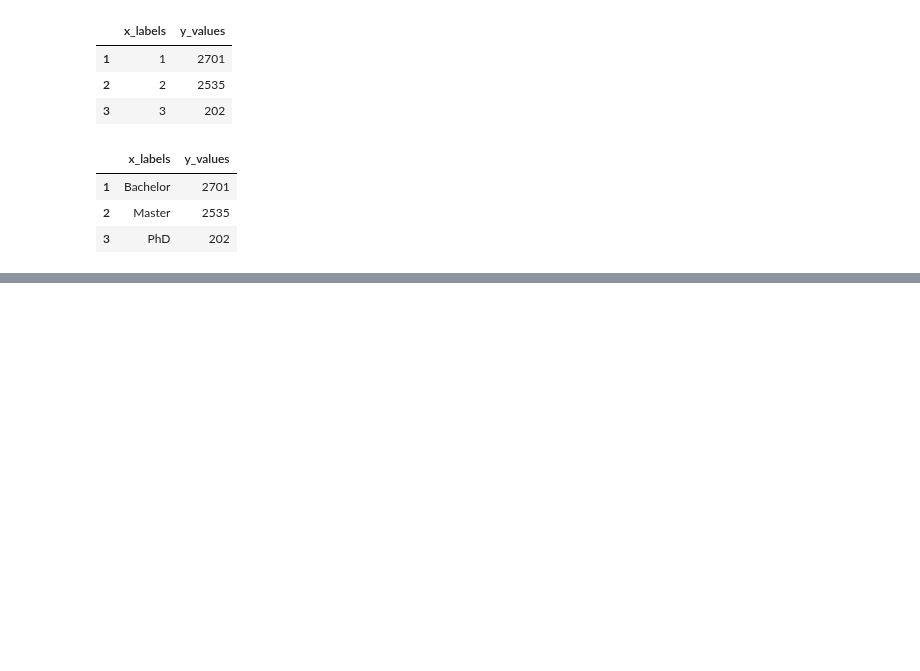
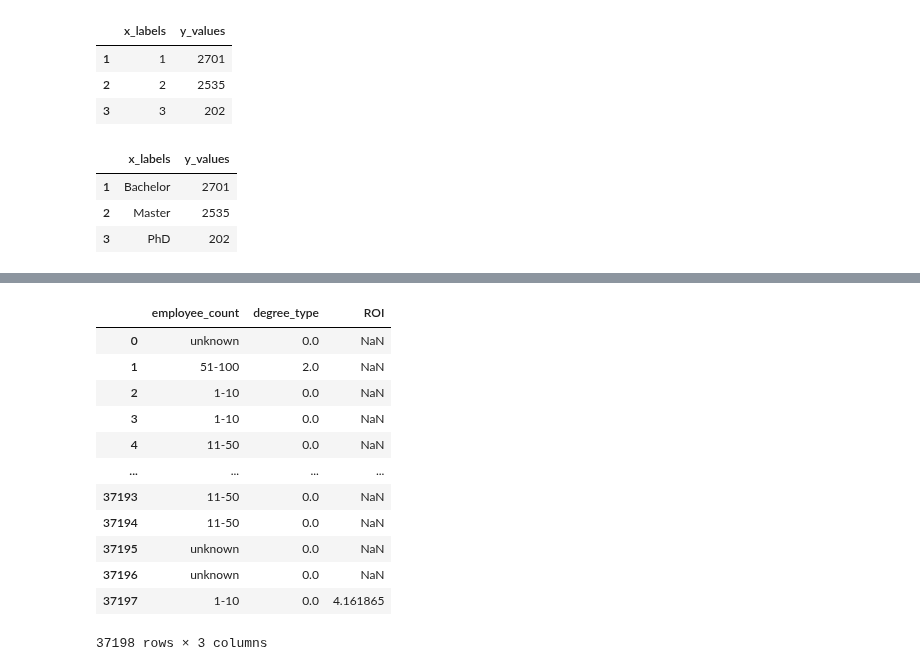
Before and after one commit to StardustLID/TEMG4952A-TEAM-5, a Jupyter notebook: backend/csv_helper.ipynb, the cells around one changed output, grey strips where cells are left out. Drawn from its saved outputs; the diff is of its cells as text; code cells hidden in the pictures; blank space fills up the shorter version.

```diff
--- a/backend/csv_helper.ipynb
+++ b/backend/csv_helper.ipynb
@@ -765,0 +786,17 @@ df_edu
+# %%
+df = df[['employee_count', 'degree_type','ROI']]
+df
+# %% [output]
+|  | employee_count | degree_type | ROI |
+| 0 | unknown | 0.0 | NaN |
+| 1 | 51-100 | 2.0 | NaN |
+| 2 | 1-10 | 0.0 | NaN |
+| 3 | 1-10 | 0.0 | NaN |
+| 4 | 11-50 | 0.0 | NaN |
+| ... | ... | ... | ... |
+| 37193 | 11-50 | 0.0 | NaN |
+| 37194 | 11-50 | 0.0 | NaN |
+| 37195 | unknown | 0.0 | NaN |
+| 37196 | unknown | 0.0 | NaN |
+| 37197 | 1-10 | 0.0 | 4.161865 |
+37198 rows × 3 columns
```
Also changed, not shown: parts of 7 cells of this notebook, 4 other files.
